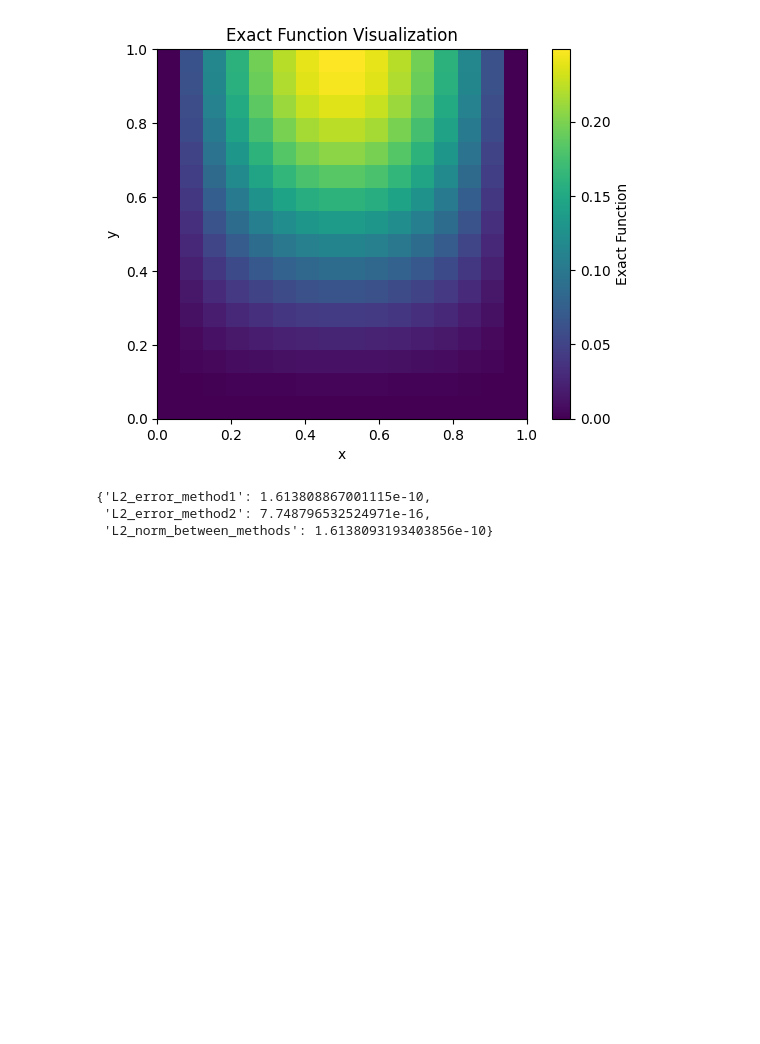
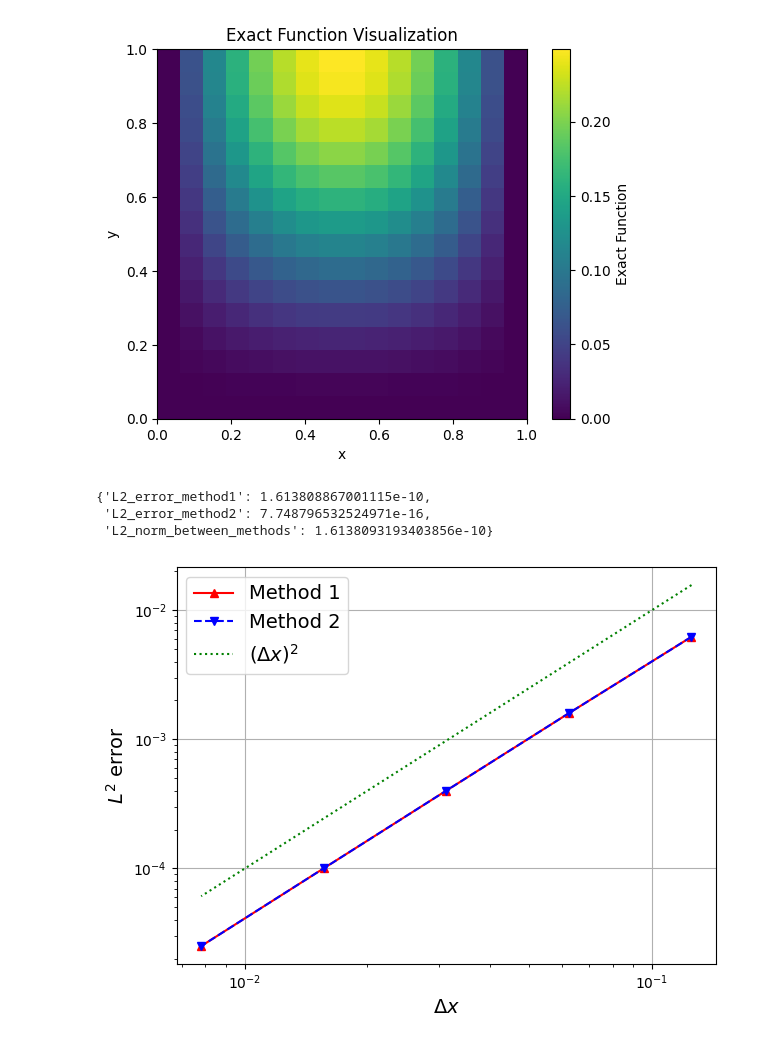
Before and after one commit to obokhove/FDnumerics2526, a Jupyter notebook: Alex_Carey/Exercise 3/poisson.ipynb, the cells around one changed output. Cells and saved outputs as stored; diff of their text form; code cells hidden in the pictures; blank space fills up the shorter version.

```diff
--- a/Alex_Carey/Exercise 3/poisson.ipynb
+++ b/Alex_Carey/Exercise 3/poisson.ipynb
@@ -476,3 +476,36 @@ results
 {'L2_error_method1': 1.613808867001115e-10,
  'L2_error_method2': 7.748796532524971e-16,
  'L2_norm_between_methods': 1.6138093193403856e-10}
+# %%
+import numpy as np
+import matplotlib.pyplot as plt
+
+dx=[1/8,1/16,1/32,1/64,1/128]
+# Method 1:
+L2_1=[0.006213900940245384,
+	  0.001593010773101212,
+	  0.00040075733646107597,
+	  0.0001003464039782477,
+	  2.5096426072489425e-05]
+# Method 2:
+L2_2=[0.006213900940245383,
+	  0.0015930107731022762,
+	  0.0004007573364659739,
+	  0.00010034640400416159,
+	  2.509642615825676e-05]
+ref=[ele**2 for ele in dx]
+
+plt.figure(num=1)
+
+plt.loglog(dx,L2_1,'^r-',label='Method 1')
+plt.loglog(dx,L2_2,'vb--',label='Method 2')
+plt.loglog(dx,ref,'g:',label='$(\Delta x)^2$')
+plt.grid()
+plt.xlabel('$\Delta x$',fontsize=14)
+plt.ylabel('$L^2$ error',fontsize=14)
+plt.legend(prop={'size':14})
+plt.tight_layout()
+
+plt.show()
+# %% [output]
+[figure, added]
```
Also changed, not shown: 13 other files.
